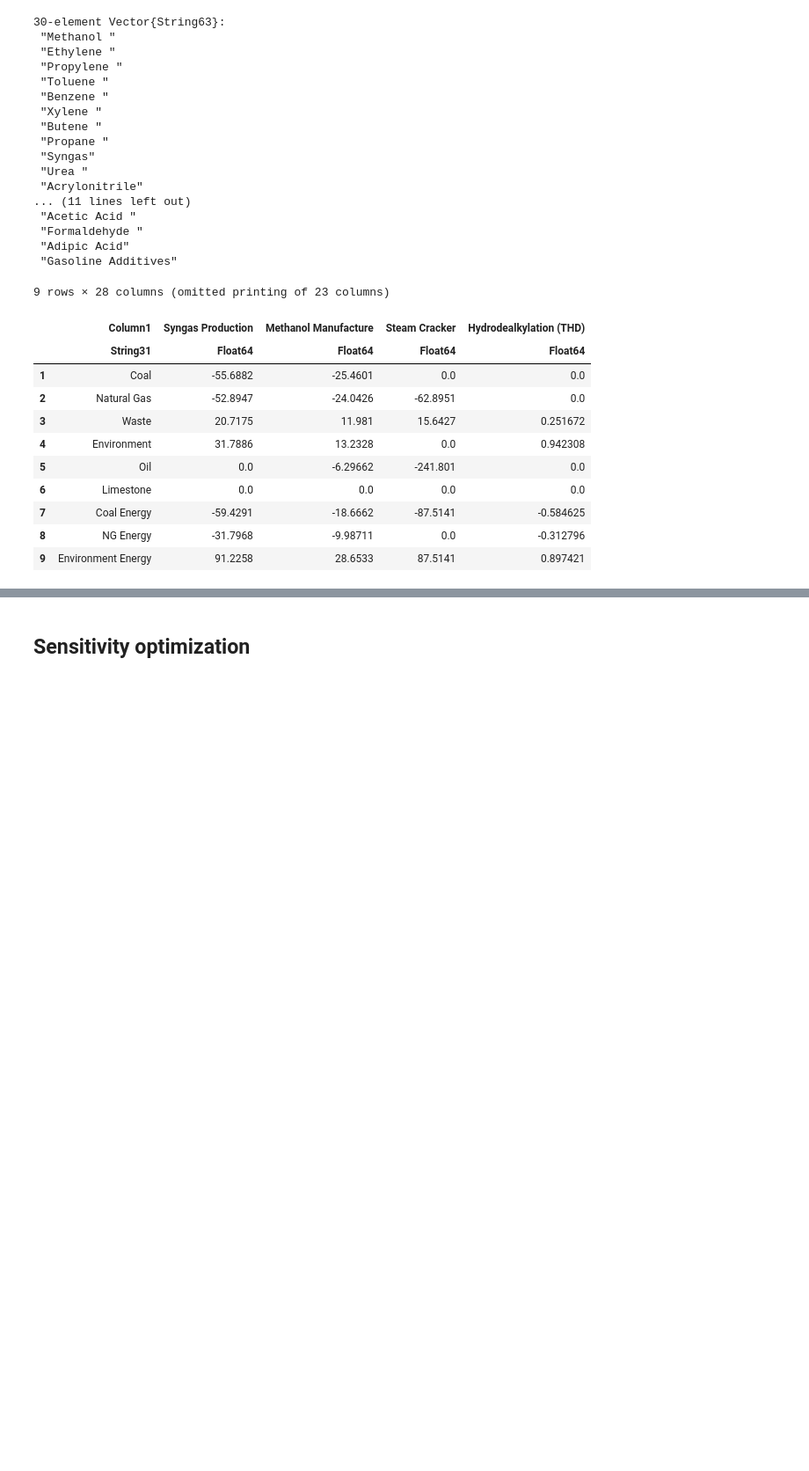
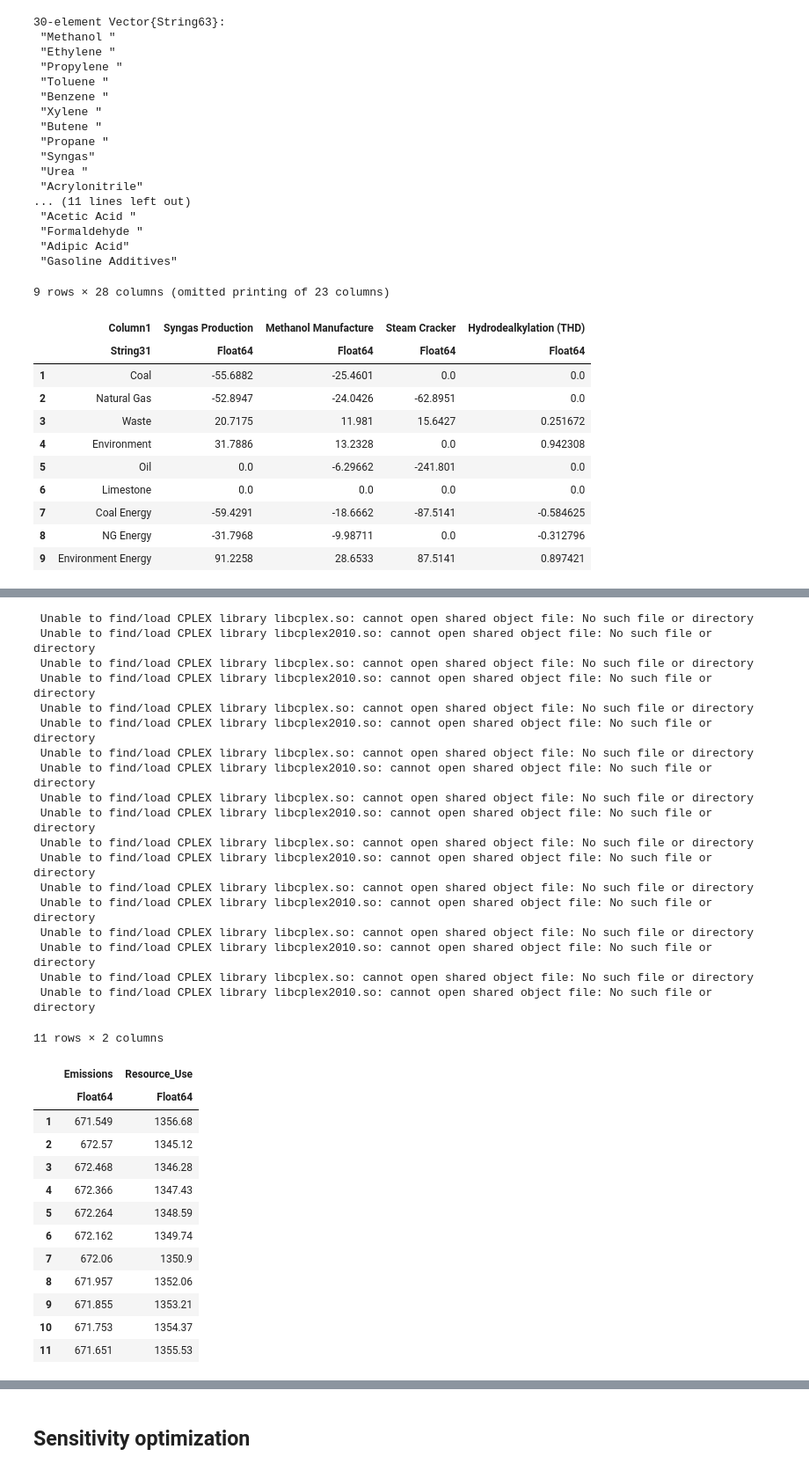
Before and after one commit to vyom-thakker/decarbonization, a Jupyter notebook: decarb-new.ipynb, the cells around one changed output, grey strips where cells are left out. Shown: that part at 88% size. Cells and saved outputs as stored; diff of their text form; code cells hidden in the pictures; blank space fills up the shorter version.

```diff
--- a/decarb-new.ipynb
+++ b/decarb-new.ipynb
@@ -90,0 +101,17 @@ obj
+# %%
+function opt_decarb_eps(lb,ub,ep)
+    dcrb =  Model(BARON.Optimizer)
+    set_optimizer_attribute(dcrb,"PrLevel",0)
+    @variable(dcrb,s[j=1:size(A_mat,2)] ≥ 0)
+    @variable(dcrb,f[i=1:size(A_mat,1)] ≥ 0 )
+    @variable(dcrb,g[k=1:size(B_mat,1)])
+    @constraint(dcrb,[i=1:size(A_mat,1)],f[i] ≥ f_val[i])
+    @constraint(dcrb,[i=1:size(A_mat,1)], f[i]==sum(A_mat[i,j]*s[j] for j in 1:size(A_mat,2)))
+    @constraint(dcrb,[k=1:size(B_mat,1)],g[k]==sum(B_mat[k,j]*s[j] for j in 1:size(B_mat,2)))
+    @variable(dcrb,obj)
+    @constraint(dcrb,-1*(sum(g[k] for k in 1:2)+sum(g[5:8])) ≤ lb+(ub-lb)*ep)
+    @constraint(dcrb,obj==sum(g[k] for k in 3:4)+g[9])
+    @objective(dcrb,Min,obj)
+    optimize!(dcrb)
+    return JuMP.value.(s),JuMP.value.(f),JuMP.value.(obj),JuMP.value.(g)
+end
@@ -90,0 +120,2 @@ obj
+# %%
+s,f,obj_em,g_em=opt_decarb_em()
@@ -172,0 +185,47 @@ f_db
+# %%
+ub_em=(sum(g_ru[3:4])+sum(g_ru[9:9]))
+ub=-1*(sum(g_em[1:2])+sum(g_em[5:8]))
+lb=obj_ru
+
+e_vec=[0.1 0.2 0.3 0.4 0.5 0.6 0.7 0.8 0.9]
+eps_res=DataFrame(Emissions=[obj_em,ub_em], Resource_Use=[ub,lb])
+for i in 1:size(e_vec,2)
+    s,f,obj_eps,g_eps=opt_decarb_eps(lb,ub,e_vec[i])
+    temp_ru=-1*(sum(g_eps[1:2])+sum(g_eps[5:8]))
+    #eps_res=eps_res.append({'Emissions':obj_eps,'Resource_Use':temp_ru})
+    push!(eps_res,[obj_eps, temp_ru])
+end
+eps_res
+# %% [output]
+ Unable to find/load CPLEX library libcplex.so: cannot open shared object file: No such file or directory
+ Unable to find/load CPLEX library libcplex2010.so: cannot open shared object file: No such file or directory
+ Unable to find/load CPLEX library libcplex.so: cannot open shared object file: No such file or directory
+ Unable to find/load CPLEX library libcplex2010.so: cannot open shared object file: No such file or directory
+ Unable to find/load CPLEX library libcplex.so: cannot open shared object file: No such file or directory
+ Unable to find/load CPLEX library libcplex2010.so: cannot open shared object file: No such file or directory
+ Unable to find/load CPLEX library libcplex.so: cannot open shared object file: No such file or directory
+ Unable to find/load CPLEX library libcplex2010.so: cannot open shared object file: No such file or directory
+ Unable to find/load CPLEX library libcplex.so: cannot open shared object file: No such file or directory
+ Unable to find/load CPLEX library libcplex2010.so: cannot open shared object file: No such file or directory
+ Unable to find/load CPLEX library libcplex.so: cannot open shared object file: No such file or directory
+ Unable to find/load CPLEX library libcplex2010.so: cannot open shared object file: No such file or directory
+ Unable to find/load CPLEX library libcplex.so: cannot open shared object file: No such file or directory
+ Unable to find/load CPLEX library libcplex2010.so: cannot open shared object file: No such file or directory
+ Unable to find/load CPLEX library libcplex.so: cannot open shared object file: No such file or directory
+ Unable to find/load CPLEX library libcplex2010.so: cannot open shared object file: No such file or directory
+ Unable to find/load CPLEX library libcplex.so: cannot open shared object file: No such file or directory
+ Unable to find/load CPLEX library libcplex2010.so: cannot open shared object file: No such file or directory
+11 rows × 2 columns
+|  | Emissions | Resource_Use |
+|  | Float64 | Float64 |
+| 1 | 671.549 | 1356.68 |
+| 2 | 672.57 | 1345.12 |
+| 3 | 672.468 | 1346.28 |
+| 4 | 672.366 | 1347.43 |
+| 5 | 672.264 | 1348.59 |
+| 6 | 672.162 | 1349.74 |
+| 7 | 672.06 | 1350.9 |
+| 8 | 671.957 | 1352.06 |
+| 9 | 671.855 | 1353.21 |
+| 10 | 671.753 | 1354.37 |
+| 11 | 671.651 | 1355.53 |
```
Also changed, not shown: parts of 27 cells of this notebook, 1 other file.
